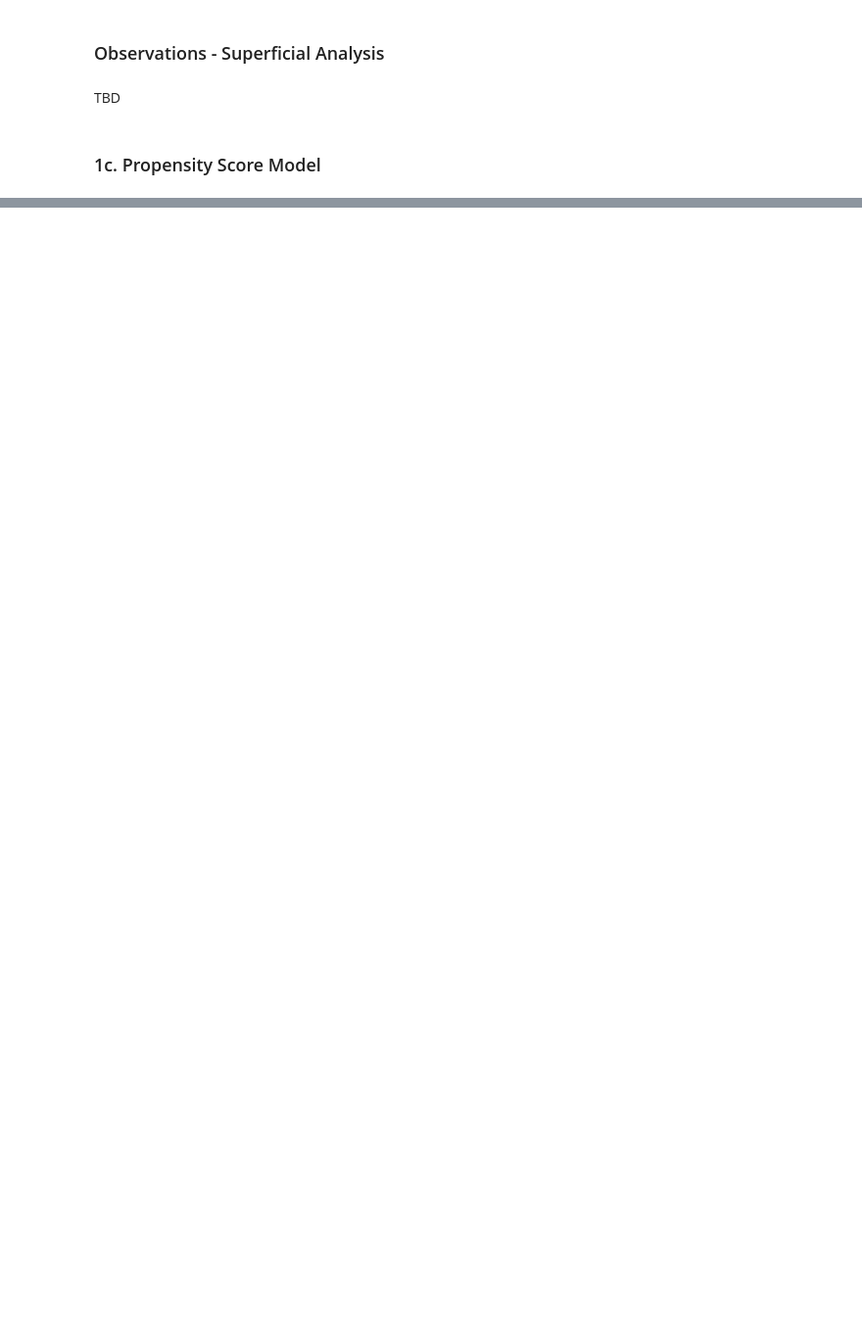
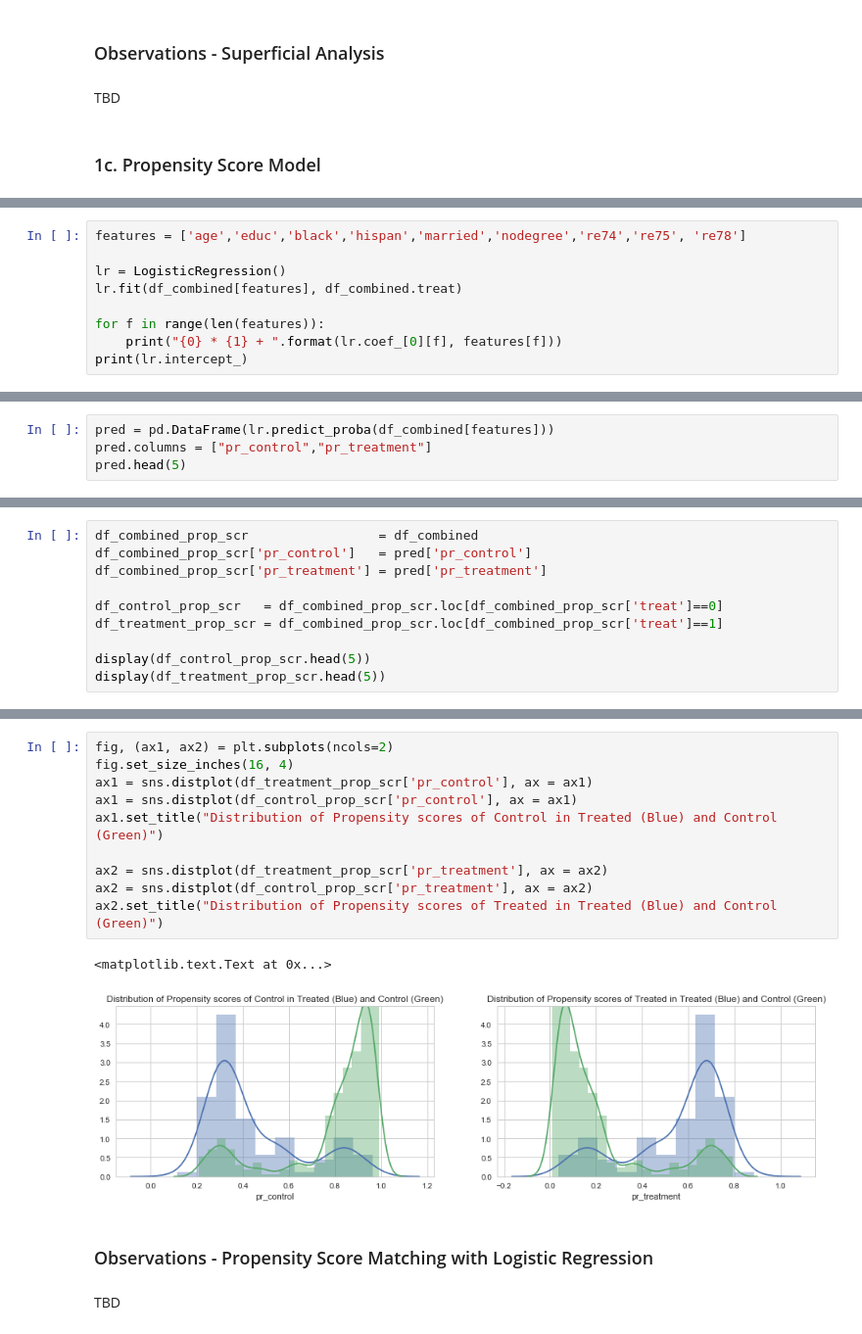
Before and after one commit to sanadhis/ADA-2017, a Jupyter notebook: 04 - Applied ML/Homework04.ipynb, the cells around one changed output, grey strips where cells are left out. Shown at 98% size. Cells and saved outputs as stored; diff of their text form; blank space fills up the shorter version.

```diff
--- a/04 - Applied ML/Homework04.ipynb
+++ b/04 - Applied ML/Homework04.ipynb
@@ -329,0 +314,9 @@ Number of Control Subject:  429
+# %%
+features = ['age','educ','black','hispan','married','nodegree','re74','re75', 're78']
+
+lr = LogisticRegression()
+lr.fit(df_combined[features], df_combined.treat)
+
+for f in range(len(features)):
+    print("{0} * {1} + ".format(lr.coef_[0][f], features[f]))
+print(lr.intercept_)
@@ -329,0 +337,4 @@ Number of Control Subject:  429
+# %%
+pred = pd.DataFrame(lr.predict_proba(df_combined[features]))
+pred.columns = ["pr_control","pr_treatment"]
+pred.head(5)
@@ -329,0 +348,10 @@ Number of Control Subject:  429
+# %%
+df_combined_prop_scr                 = df_combined
+df_combined_prop_scr['pr_control']   = pred['pr_control']
+df_combined_prop_scr['pr_treatment'] = pred['pr_treatment']
+
+df_control_prop_scr   = df_combined_prop_scr.loc[df_combined_prop_scr['treat']==0]
+df_treatment_prop_scr = df_combined_prop_scr.loc[df_combined_prop_scr['treat']==1]
+
+display(df_control_prop_scr.head(5))
+display(df_treatment_prop_scr.head(5))
@@ -329,0 +371,17 @@ Number of Control Subject:  429
+# %%
+fig, (ax1, ax2) = plt.subplots(ncols=2)
+fig.set_size_inches(16, 4)
+ax1 = sns.distplot(df_treatment_prop_scr['pr_control'], ax = ax1)
+ax1 = sns.distplot(df_control_prop_scr['pr_control'], ax = ax1)
+ax1.set_title("Distribution of Propensity scores of Control in Treated (Blue) and Control (Green)")
+
+ax2 = sns.distplot(df_treatment_prop_scr['pr_treatment'], ax = ax2)
+ax2 = sns.distplot(df_control_prop_scr['pr_treatment'], ax = ax2)
+ax2.set_title("Distribution of Propensity scores of Treated in Treated (Blue) and Control (Green)")
+# %% [output]
+<matplotlib.text.Text at 0x...>
+[figure, added]
+# %% [markdown]
+### Observations - Propensity Score Matching with Logistic Regression
+# %% [markdown]
+TBD
```
Also changed, not shown: parts of 6 cells of this notebook.
